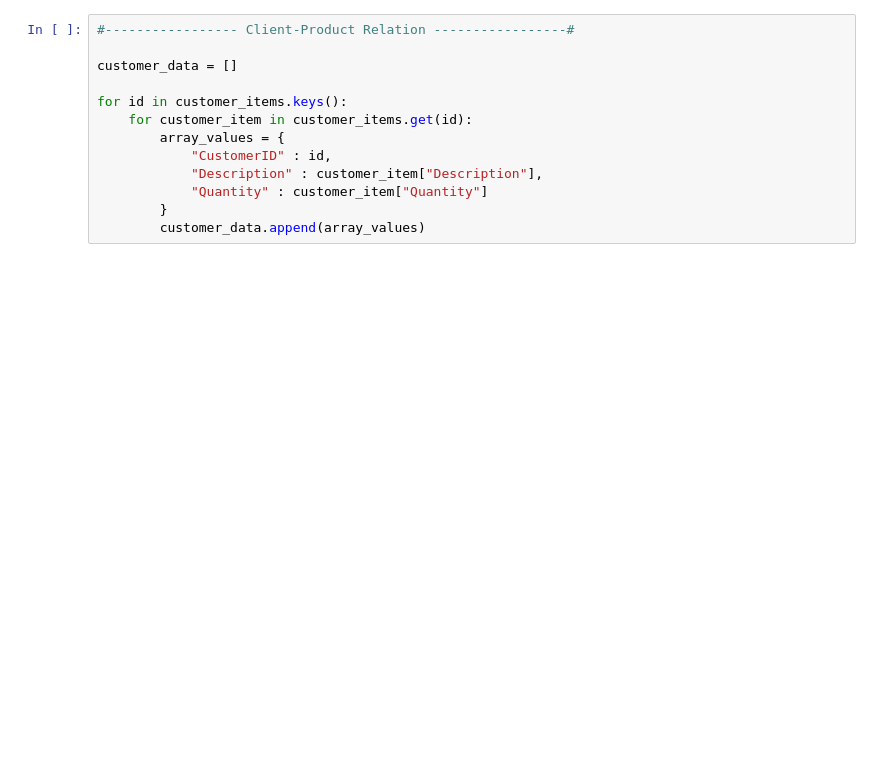
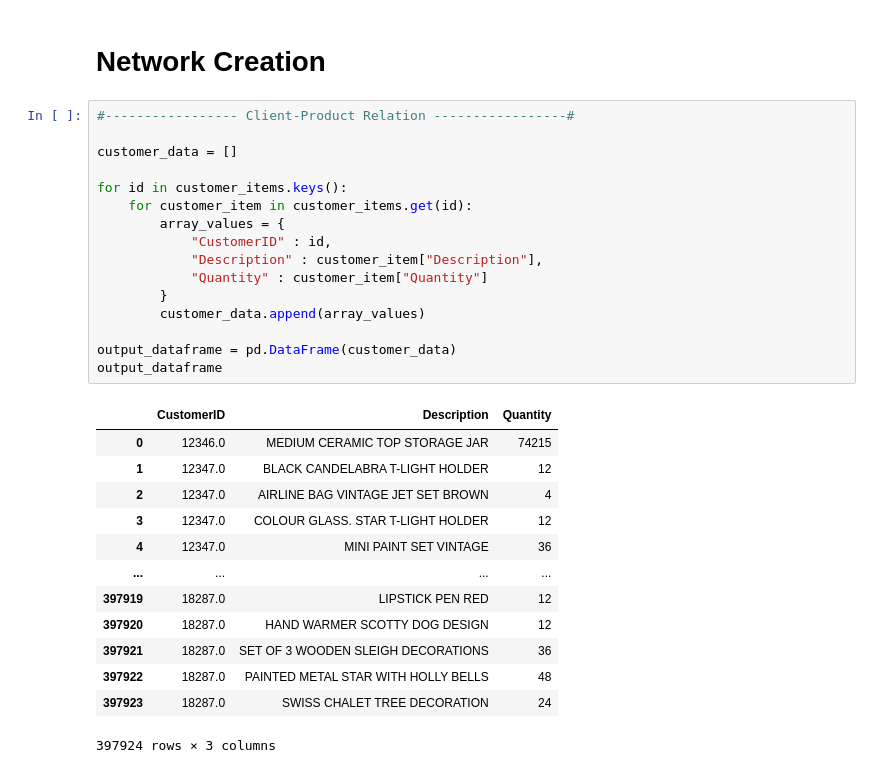
Before and after one commit to DEISI-ULHT-TFC-2023-24/TFC-DEISEI64-E-Commerce, a Jupyter notebook: Queries.ipynb, the cells around one changed output. Drawn from its saved outputs; the diff is of its cells as text; blank space fills up the shorter version.

```diff
--- a/Queries.ipynb
+++ b/Queries.ipynb
@@ -185,18 +222,37 @@ print(big_clients)
 3281
 929
 162
+# %% [markdown]
+# Network Creation
 # %%
 #----------------- Client-Product Relation -----------------#
 
 customer_data = []
 
 for id in customer_items.keys():
     for customer_item in customer_items.get(id):
         array_values = {
             "CustomerID" : id,
             "Description" : customer_item["Description"],
             "Quantity" : customer_item["Quantity"]
         }
         customer_data.append(array_values)
+
+output_dataframe = pd.DataFrame(customer_data)
+output_dataframe
+# %% [output]
+|  | CustomerID | Description | Quantity |
+| 0 | 12346.0 | MEDIUM CERAMIC TOP STORAGE JAR | 74215 |
+| 1 | 12347.0 | BLACK CANDELABRA T-LIGHT HOLDER | 12 |
+| 2 | 12347.0 | AIRLINE BAG VINTAGE JET SET BROWN | 4 |
+| 3 | 12347.0 | COLOUR GLASS. STAR T-LIGHT HOLDER | 12 |
+| 4 | 12347.0 | MINI PAINT SET VINTAGE | 36 |
+| ... | ... | ... | ... |
+| 397919 | 18287.0 | LIPSTICK PEN RED | 12 |
+| 397920 | 18287.0 | HAND WARMER SCOTTY DOG DESIGN | 12 |
+| 397921 | 18287.0 | SET OF 3 WOODEN SLEIGH DECORATIONS | 36 |
+| 397922 | 18287.0 | PAINTED METAL STAR WITH HOLLY BELLS | 48 |
+| 397923 | 18287.0 | SWISS CHALET TREE DECORATION | 24 |
+397924 rows × 3 columns
 # %%
 #----------------- Product-Product Relation -----------------#
```
Also changed, not shown: parts of 24 cells of this notebook, 4 other files.
